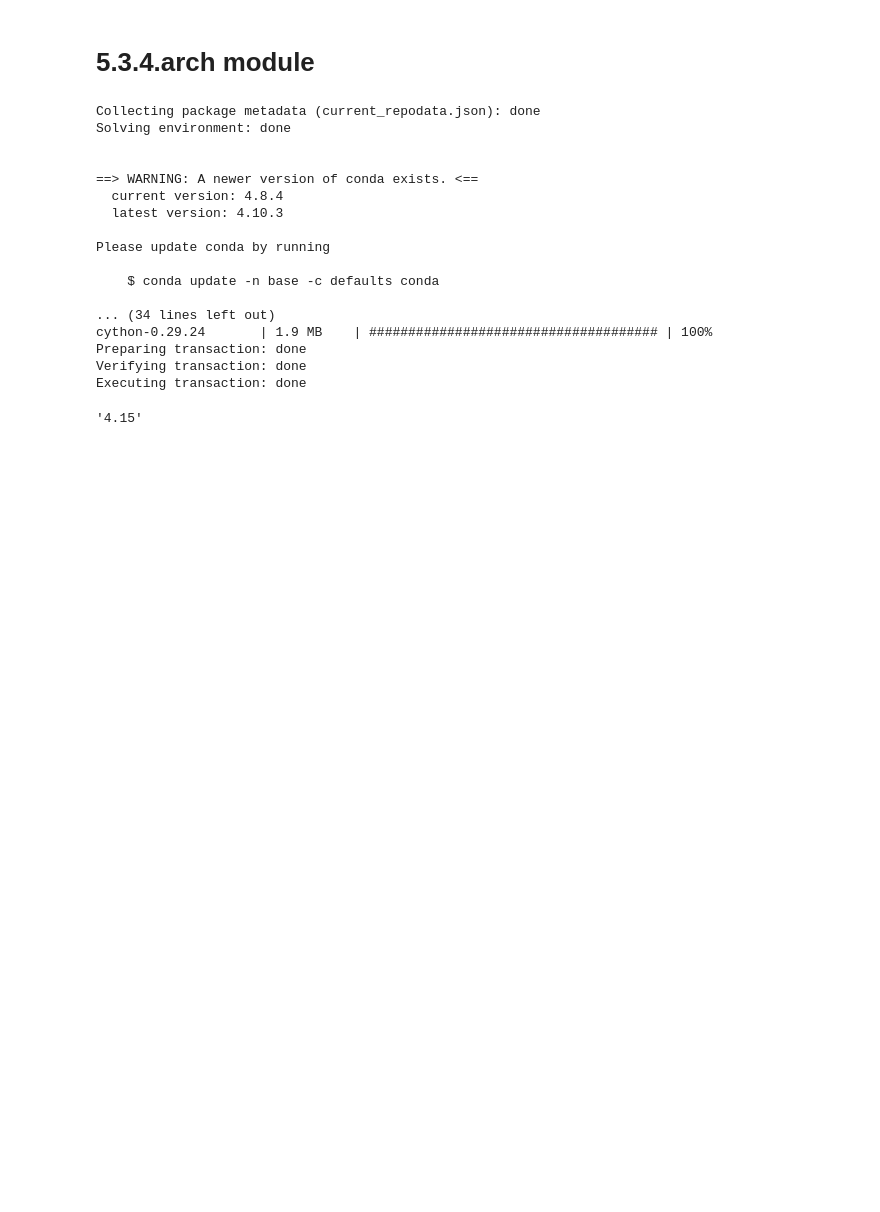
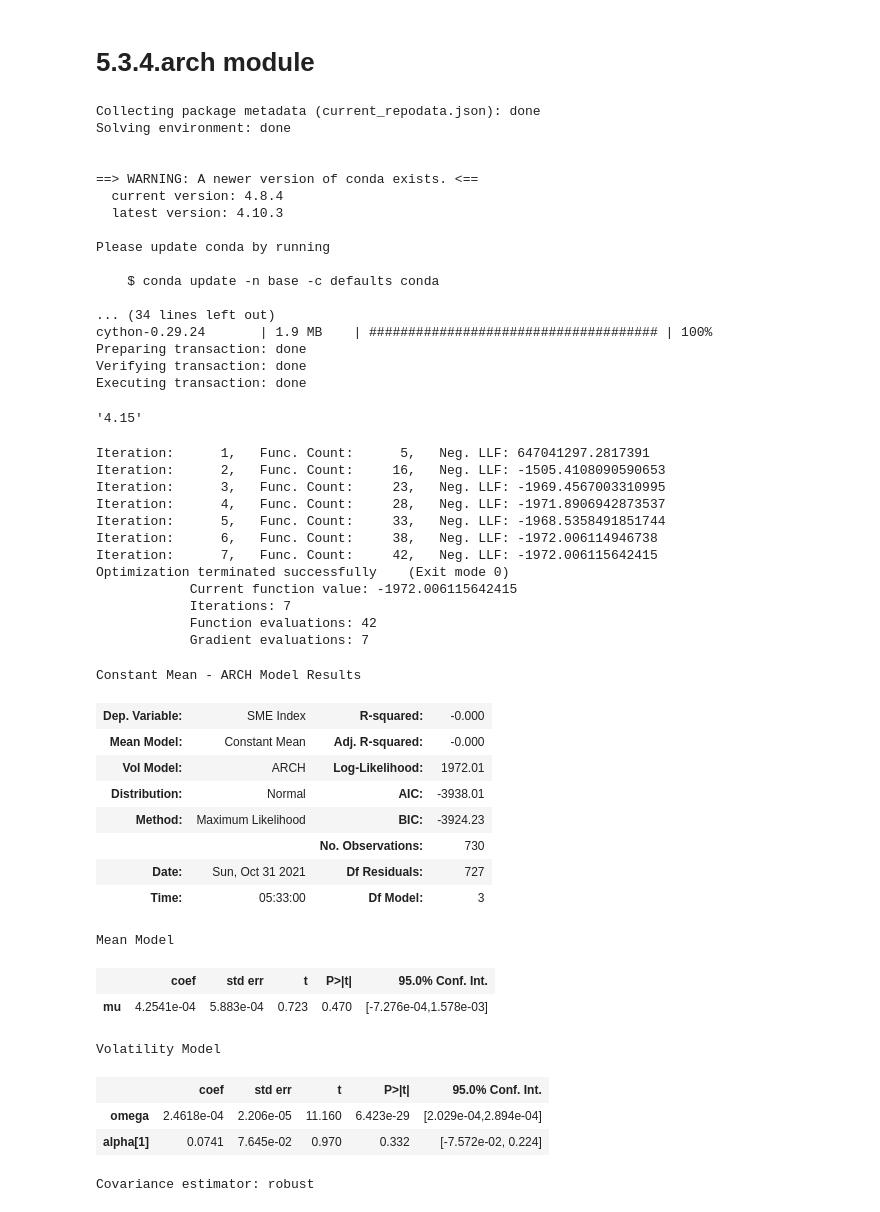
Before and after one commit to icemeng/PFARM, a Jupyter notebook: chapter05_Scipy etc/5.3.Volatility module and arch.ipynb, the cells around one changed output. Cells and saved outputs as stored; diff of their text form; code cells hidden in the pictures; blank space fills up the shorter version.

```diff
--- a/chapter05_Scipy etc/5.3.Volatility module and arch.ipynb
+++ b/chapter05_Scipy etc/5.3.Volatility module and arch.ipynb
@@ -35,0 +43,34 @@ arch.__version__
+# %%
+model_arch=arch_model(y=MS_Index,mean='Constant',lags=0,vol='ARCH',p=1,o=0,q=0,dist='normal',rescale=False) #ARCH(1) Model
+result_arch=model_arch.fit()
+result_arch.summary()
+# %% [output]
+Iteration:      1,   Func. Count:      5,   Neg. LLF: 647041297.2817391
+Iteration:      2,   Func. Count:     16,   Neg. LLF: -1505.4108090590653
+Iteration:      3,   Func. Count:     23,   Neg. LLF: -1969.4567003310995
+Iteration:      4,   Func. Count:     28,   Neg. LLF: -1971.8906942873537
+Iteration:      5,   Func. Count:     33,   Neg. LLF: -1968.5358491851744
+Iteration:      6,   Func. Count:     38,   Neg. LLF: -1972.006114946738
+Iteration:      7,   Func. Count:     42,   Neg. LLF: -1972.006115642415
+Optimization terminated successfully    (Exit mode 0)
+            Current function value: -1972.006115642415
+            Iterations: 7
+            Function evaluations: 42
+            Gradient evaluations: 7
+Constant Mean - ARCH Model Results
+| Dep. Variable: | SME Index | R-squared: | -0.000 |
+| Mean Model: | Constant Mean | Adj. R-squared: | -0.000 |
+| Vol Model: | ARCH | Log-Likelihood: | 1972.01 |
+| Distribution: | Normal | AIC: | -3938.01 |
+| Method: | Maximum Likelihood | BIC: | -3924.23 |
+|  |  | No. Observations: | 730 |
+| Date: | Sun, Oct 31 2021 | Df Residuals: | 727 |
+| Time: | 05:33:00 | Df Model: | 3 |
+Mean Model
+|  | coef | std err | t | P>|t| | 95.0% Conf. Int. |
+| mu | 4.2541e-04 | 5.883e-04 | 0.723 | 0.470 | [-7.276e-04,1.578e-03] |
+Volatility Model
+|  | coef | std err | t | P>|t| | 95.0% Conf. Int. |
+| omega | 2.4618e-04 | 2.206e-05 | 11.160 | 6.423e-29 | [2.029e-04,2.894e-04] |
+| alpha[1] | 0.0741 | 7.645e-02 | 0.970 | 0.332 | [-7.572e-02, 0.224] |
+Covariance estimator: robust
```
Also changed, not shown: parts of 7 cells of this notebook, 14 other files.
